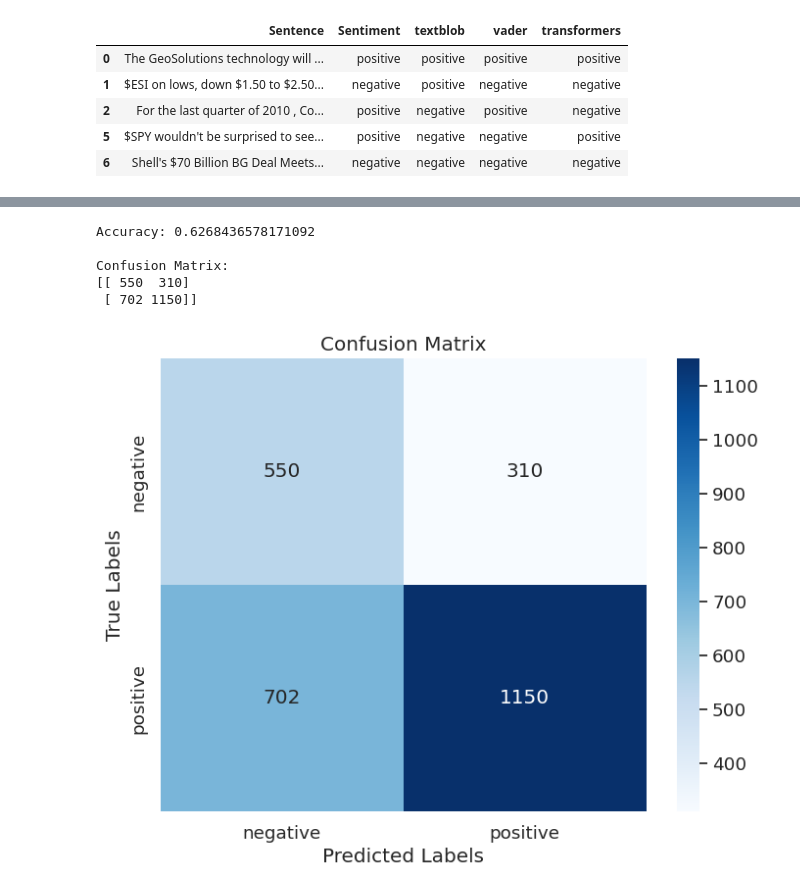
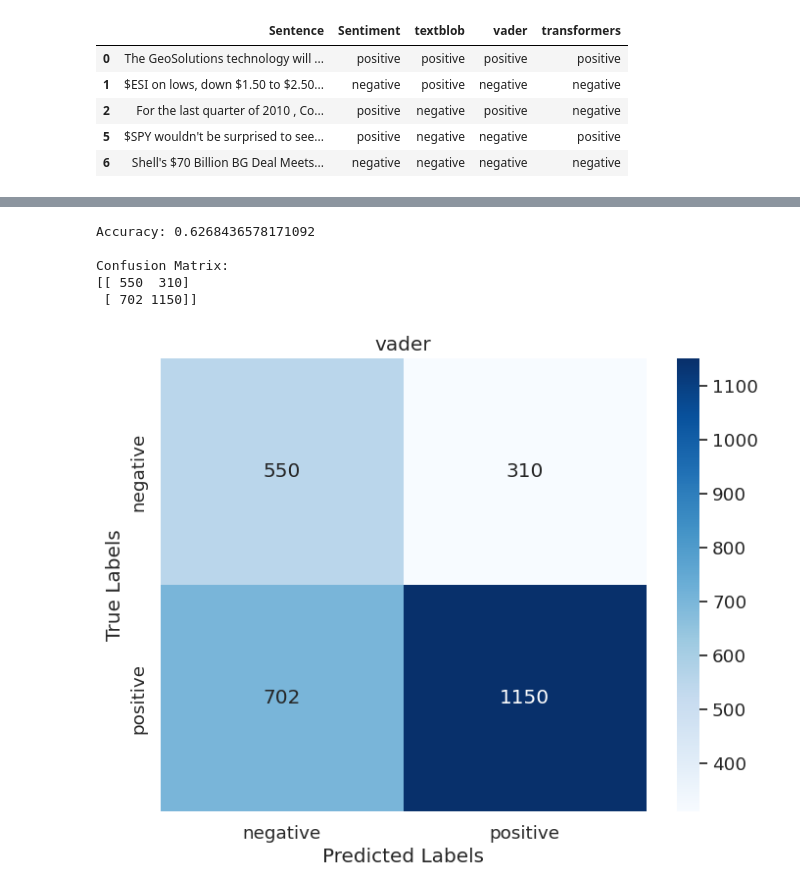
Before and after one commit to Al-Hasib/Sentiment-Analysis, a Jupyter notebook: performance.ipynb, the cells around one changed output, grey strips where cells are left out. Drawn from its saved outputs; the diff is of its cells as text; code cells hidden in the pictures.

```diff
--- a/performance.ipynb
+++ b/performance.ipynb
@@ -1,9 +3,14 @@
 # %%
 import pandas as pd
-data = pd.read_csv("data.csv")
+
+# read the dataset
+data = pd.read_csv("data/data.csv")
+
+# size of the dataset
 print(data.shape)
 print(data.head(5))
 print()
+# See number of unique values in target column
 print(data.Sentiment.value_counts())
 # %% [output]
 (5842, 2)
@@ -101,7 +116,7 @@ from sklearn.metrics import confusion_matrix, accuracy_score
 import matplotlib.pyplot as plt
 import seaborn as sns
 
-def measure_performance(y_true,y_pred):
+def measure_performance(y_true,y_pred,img_name):
     # Calculate accuracy
     accuracy = accuracy_score(y_true,y_pred)
     print("Accuracy:", accuracy)
@@ -121,6 +136,8 @@ def measure_performance(y_true,y_pred):
                 xticklabels=labels, yticklabels=labels)
     plt.xlabel('Predicted Labels')
     plt.ylabel('True Labels')
-    plt.title('Confusion Matrix')
+    plt.title(img_name.split(".")[0])
+    # Save the figure
+    plt.savefig(img_name)
     plt.show()
 # %%
@@ -135,10 +152,10 @@ Confusion Matrix:
 # %%
-measure_performance(df['Sentiment'], df['vader'])
+measure_performance(df['Sentiment'], df['vader'],'vader.png')
 # %% [output]
 Accuracy: 0.6268436578171092
 
 Confusion Matrix:
 [[ 550  310]
  [ 702 1150]]
-[figure, old version]
+[figure, new version]
 # %%
```
Also changed, not shown: parts of 7 cells of this notebook, 7 other files.
